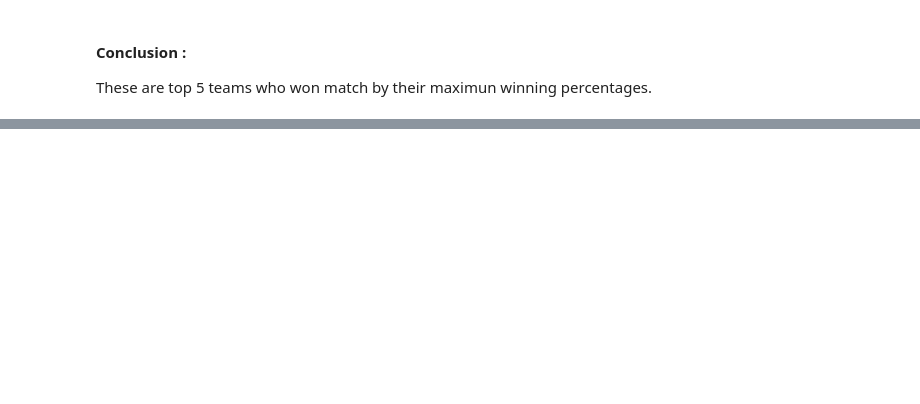
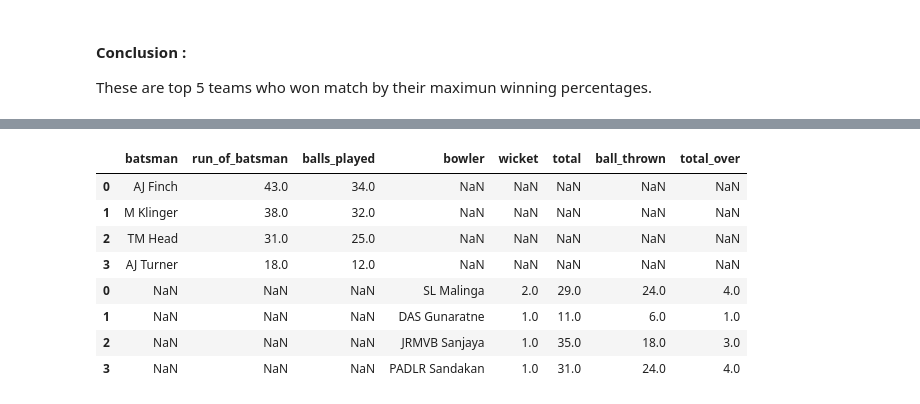
Before and after one commit to Gauravms2143/-International_T20_Data-Analysis--Self-Project.ipynb, a Jupyter notebook: International_T20_Data_Analysis_Self_Project.ipynb, the cells around one changed output, grey strips where cells are left out. Cells and saved outputs as stored; diff of their text form; code cells hidden in the pictures; blank space fills up the shorter version.

```diff
--- a/International_T20_Data_Analysis_Self_Project.ipynb
+++ b/International_T20_Data_Analysis_Self_Project.ipynb
@@ -346,0 +811,6 @@ These are top 5 teams who won match by their maximun winning percentages.
+# %%
+# Total over of each bowler
+
+df_for_over_cal=final_result[(final_result['wides']==0) & (final_result['noballs']==0)]
+
+len(df_for_over_cal)
@@ -346,0 +819,8 @@ These are top 5 teams who won match by their maximun winning percentages.
+# %%
+df_for_over_cal=df_for_over_cal['bowler'].value_counts().reset_index()
+
+df_for_over_cal.columns=['bowler','ball_thrown']
+
+df_for_over_cal=df_for_over_cal.sort_values(by=['bowler']).set_index('bowler')
+
+df_for_over_cal
@@ -346,0 +836,14 @@ These are top 5 teams who won match by their maximun winning percentages.
+# %%
+final_top_bowler_df=pd.concat([df_for_cal_wickets,df_for_total_run_given_by_bowler,df_for_over_cal,],axis=1)
+
+final_top_bowler_df.reset_index()
+
+final_top_bowler_df['total_over']=final_top_bowler_df['ball_thrown']/6
+# %%
+final_top_bowler_df=final_top_bowler_df.sort_values(by=['wicket'], ascending=False)
+
+final_top_bowler_df.reset_index()
+
+final_top_bowler_df=final_top_bowler_df.head(4)
+
+final_top_bowler_df=final_top_bowler_df.reset_index()
@@ -346,0 +858,15 @@ These are top 5 teams who won match by their maximun winning percentages.
+# %%
+# Final Dataframe for first inning
+Final_Dataframe=pd.concat([top_btt_df,final_top_bowler_df])
+
+Final_Dataframe
+# %% [output]
+|  | batsman | run_of_batsman | balls_played | bowler | wicket | total | ball_thrown | total_over |
+| 0 | AJ Finch | 43.0 | 34.0 | NaN | NaN | NaN | NaN | NaN |
+| 1 | M Klinger | 38.0 | 32.0 | NaN | NaN | NaN | NaN | NaN |
+| 2 | TM Head | 31.0 | 25.0 | NaN | NaN | NaN | NaN | NaN |
+| 3 | AJ Turner | 18.0 | 12.0 | NaN | NaN | NaN | NaN | NaN |
+| 0 | NaN | NaN | NaN | SL Malinga | 2.0 | 29.0 | 24.0 | 4.0 |
+| 1 | NaN | NaN | NaN | DAS Gunaratne | 1.0 | 11.0 | 6.0 | 1.0 |
+| 2 | NaN | NaN | NaN | JRMVB Sanjaya | 1.0 | 35.0 | 18.0 | 3.0 |
+| 3 | NaN | NaN | NaN | PADLR Sandakan | 1.0 | 31.0 | 24.0 | 4.0 |
```
Also changed, not shown: parts of 59 cells of this notebook.
